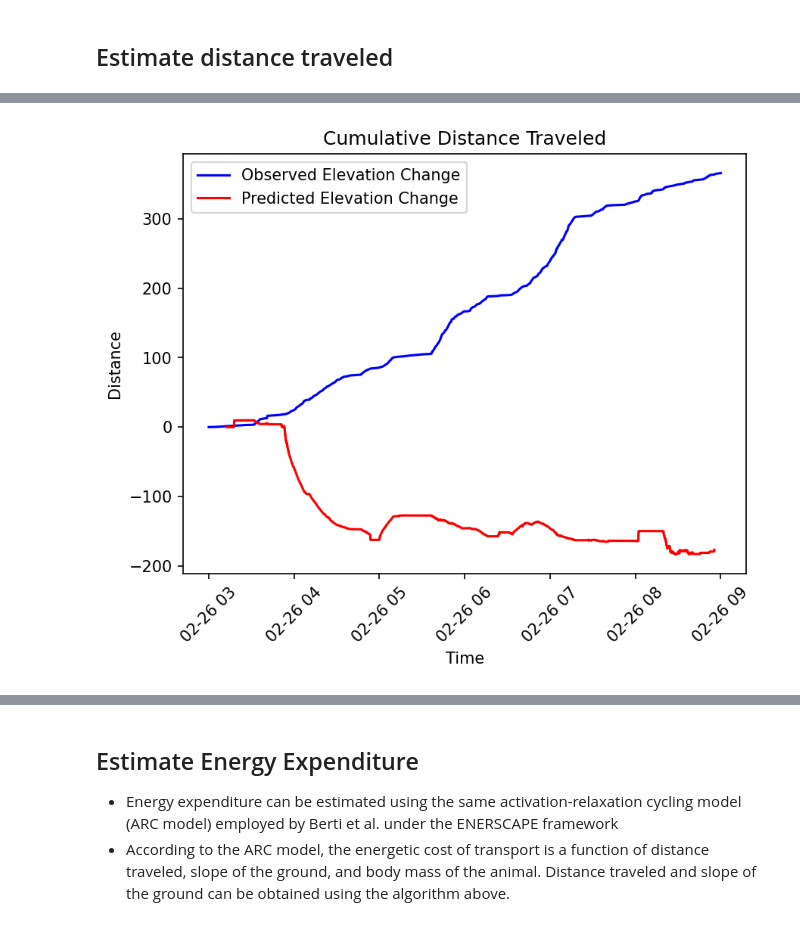
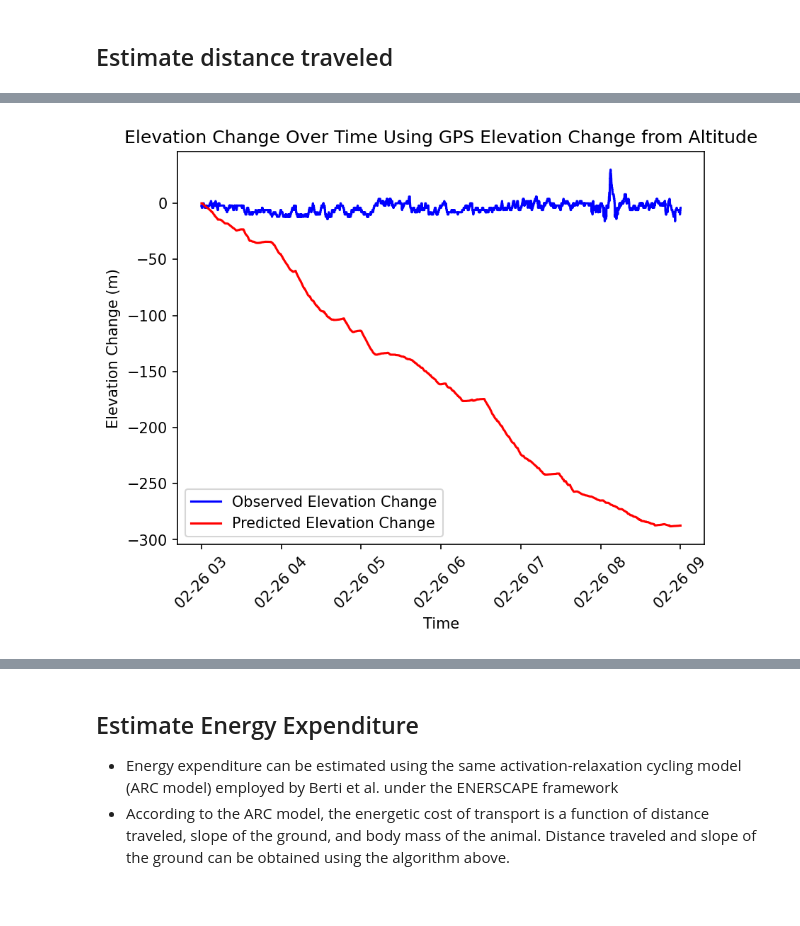
Before and after one commit to rhemitoth/Dead_Reckoning_Python, a Jupyter notebook: StepCount.ipynb, the cells around one changed output, grey strips where cells are left out. Cells and saved outputs as stored; diff of their text form; code cells hidden in the pictures.

Commit message:
GPS dist calcs

```diff
--- a/StepCount.ipynb
+++ b/StepCount.ipynb
@@ -506,3 +705,9 @@ step_candidates.set_index('rowID', inplace = True)
+# %%
+# VALID STEP FREQUENCIES
+min_stride_freq = 0.5
+max_stride_freq = 1.95
+min_period = 1/max_stride_freq
+max_period = 1/min_stride_freq
 # %%
 # Filter out false steps based on range of valid step frequencies
 obs_freq = np.array(step_candidates['elapsed_time'])
@@ -590,3 +771,0 @@ for i in range(0,num_groups):
-# %%
-# Calculate cumulative distance traveled
-step_candidates['cum_dist'] = step_candidates['distance_traveled'].cumsum()
@@ -752,4 +890,10 @@ plt.show()
-# %%
-# Merge step candidates with active_periods to get distance traveled
-active_periods = pd.merge(active_periods, step_candidates[['distance_traveled','datetime']], on='datetime', how='left')
-active_periods['distance_traveled'] = active_periods['distance_traveled'].fillna(0)
+# %%
+# Calc elevation change in GPS data using height above msl
+gps_pts['delta_elev_msl'] = gps_pts['Height.above.msl'].diff()
+gps_pts['cum_delta_elev_msl'] = gps_pts['delta_elev_msl'].cumsum()
+
+# Calc elevation change in GPS data using formula
+dist = np.array(gps_pts['euclidean_distance_step'])
+slope = np.array(gps_pts['Slope1'])*math.pi/180
+gps_pts['delta_elev_trig'] = dist * np.tan(slope)
+gps_pts['cum_delta_elev_trig'] = gps_pts['delta_elev_trig'].cumsum()
@@ -800,30 +1181,30 @@ gps
 # %%
 # Plot elevation changes
-obs_delta = gps_pts['cum_delta_elev']
-obs_dt = gps_pts['datetime']
-pred_delta = active_periods['cum_delta_elev']
-pred_dt = active_periods['datetime']
+obs_delta = dists_slopes[dists_slopes['cum_delta_elev_msl'].notna()]['cum_delta_elev_msl']
+obs_dt = dists_slopes[dists_slopes['cum_delta_elev_msl'].notna()]['datetime']
+pred_delta = dists_slopes['cum_delta_elev_acc_msl']
+pred_dt = dists_slopes['datetime']
 
 # Create a 3D plot
 fig = plt.figure()
 ax = fig.add_subplot(111)
 
 # Plot the trajectory
 ax.plot(obs_dt, obs_delta, linestyle='-', color='b', label='Observed Elevation Change')
 ax.plot(pred_dt, pred_delta,linestyle='-', color='r', label='Predicted Elevation Change')
 
 # Setting labels
 ax.set_xlabel('Time')
-ax.set_ylabel('Distance')
+ax.set_ylabel('Elevation Change (m)')
 
 # Rotate the x axis labels
 plt.xticks(rotation = 45)
 
 # Adding a title and legend
-ax.set_title('Cumulative Distance Traveled')
+ax.set_title('Elevation Change Over Time Using GPS Elevation Change from Altitude')
 ax.legend()
 
 # Show plot
 plt.show()
 # %% [output]
-[figure, old version]
+[figure, new version]
```
Also changed, not shown: parts of 52 cells of this notebook, 2 other files.
